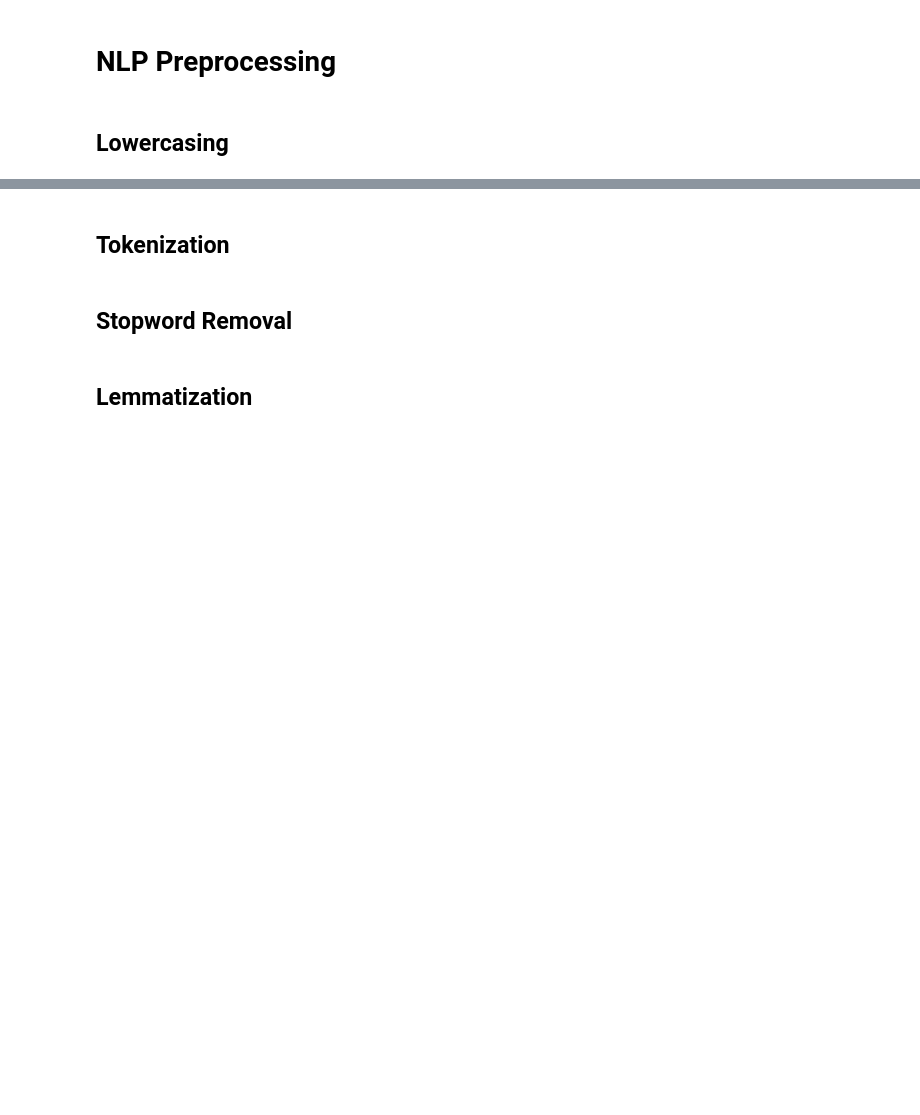
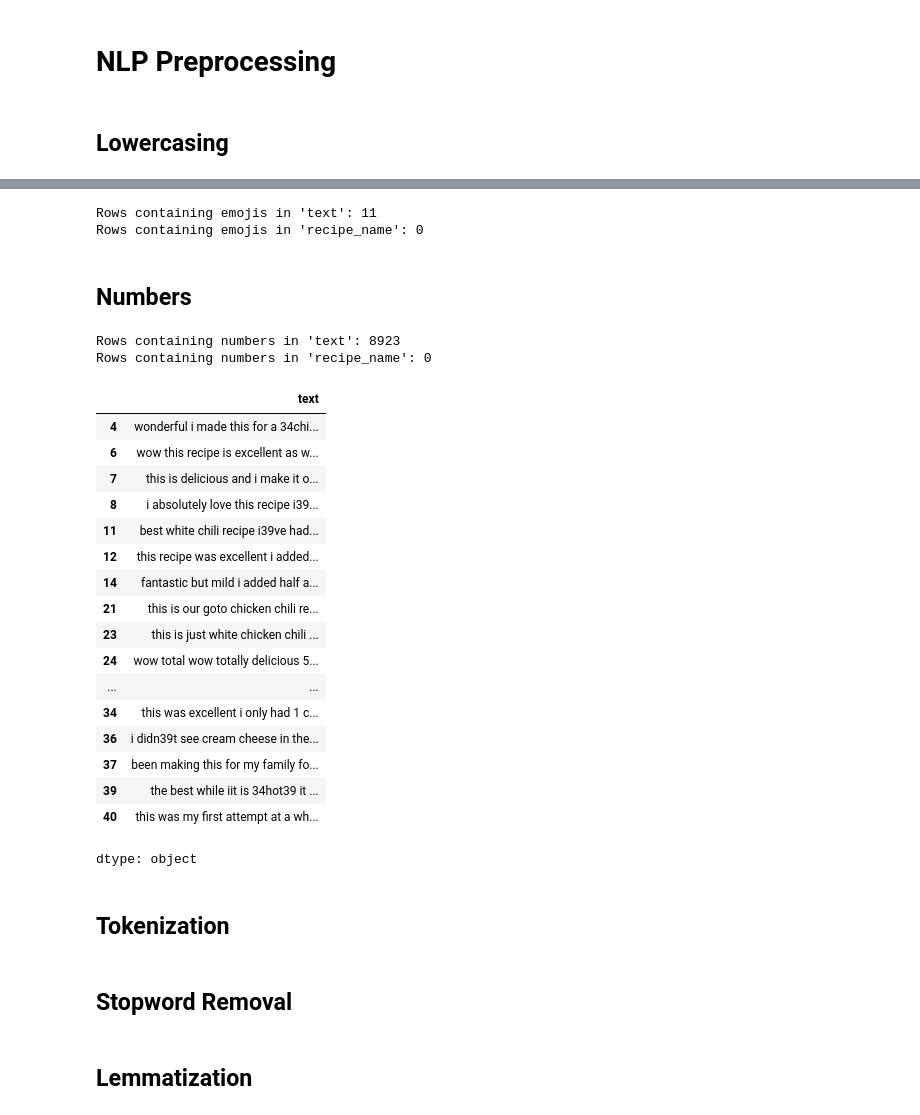
Before and after one commit to Rini43/NLP_Project_Receipe_Reviews_and_Feedback, a Jupyter notebook: NLP_Project.ipynb, the cells around one changed output, grey strips where cells are left out. Saved outputs shown, nothing was run; the diff lists cells and outputs as text; code cells hidden in the pictures; blank space fills up the shorter version.

```diff
--- a/NLP_Project.ipynb
+++ b/NLP_Project.ipynb
@@ -124,0 +203,9 @@ df_review['text'] = df_review['text'].astype(str).str.lower()
+# %%
+# Remove punctuation
+
+text_columns = ["recipe_name", "text"]
+
+for col in text_columns:
+    df_review[col] = df_review[col].fillna("").str.lower()
+    df_review[col] = df_review[col].str.translate(
+        str.maketrans("", "", string.punctuation))
@@ -124,0 +225,4 @@ df_review['text'] = df_review['text'].astype(str).str.lower()
+# %%
+# Remove URLs
+
+df_review["text"] = df_review["text"].str.replace(r"http\S+|www\.\S+", "", regex=True)
@@ -125,3 +231,70 @@ df_review['text'] = df_review['text'].astype(str).str.lower()
+# %%
+# Checking for emojis
+
+# Compile emoji pattern once
+
+emoji_pattern = re.compile(
+    "["
+    "\U0001F600-\U0001F64F"
+    "\U0001F300-\U0001F5FF"
+    "\U0001F680-\U0001F6FF"
+    "\U0001F1E0-\U0001F1FF"
+    "]+",
+    flags=re.UNICODE)
+
+# Check multiple columns
+text_columns = ["text", "recipe_name"]
+
+for col in text_columns:
+    emoji_count = df_review[col].apply(
+        lambda x: bool(emoji_pattern.search(str(x)))).sum()
+
+    print(f"Rows containing emojis in '{col}': {emoji_count}")
+# %% [output]
+Rows containing emojis in 'text': 11
+Rows containing emojis in 'recipe_name': 0
+# %%
+# Removing the emojis
+
+df_review["text"] = df_review["text"].apply(
+    lambda x: emoji_pattern.sub("", str(x)))
+# %% [markdown]
+## Numbers
+# %%
+# Checking for numbers
+
+text_columns = ["text", "recipe_name"]
+
+for col in text_columns:
+    number_count = df_review[col].str.contains(r"\d", regex=True, na=False).sum()
+    print(f"Rows containing numbers in '{col}': {number_count}")
+# %% [output]
+Rows containing numbers in 'text': 8923
+Rows containing numbers in 'recipe_name': 0
+# %%
+# Display rows containing numbers
+
+number_rows = df_review[df_review["text"].str.contains(r"\d", regex=True, na=False)]
+number_rows["text"].head(20)
+# %% [output]
+|  | text |
+| 4 | wonderful i made this for a 34chi... |
+| 6 | wow this recipe is excellent as w... |
+| 7 | this is delicious and i make it o... |
+| 8 | i absolutely love this recipe i39... |
+| 11 | best white chili recipe i39ve had... |
+| 12 | this recipe was excellent i added... |
+| 14 | fantastic but mild i added half a... |
+| 21 | this is our goto chicken chili re... |
+| 23 | this is just white chicken chili ... |
+| 24 | wow total wow totally delicious 5... |
+| ... | ... |
+| 34 | this was excellent i only had 1 c... |
+| 36 | i didn39t see cream cheese in the... |
+| 37 | been making this for my family fo... |
+| 39 | the best while iit is 34hot39 it ... |
+| 40 | this was my first attempt at a wh... |
+dtype: object
 # %% [markdown]
 ## Tokenization
 # %%
```
Also changed, not shown: parts of 43 cells of this notebook.
